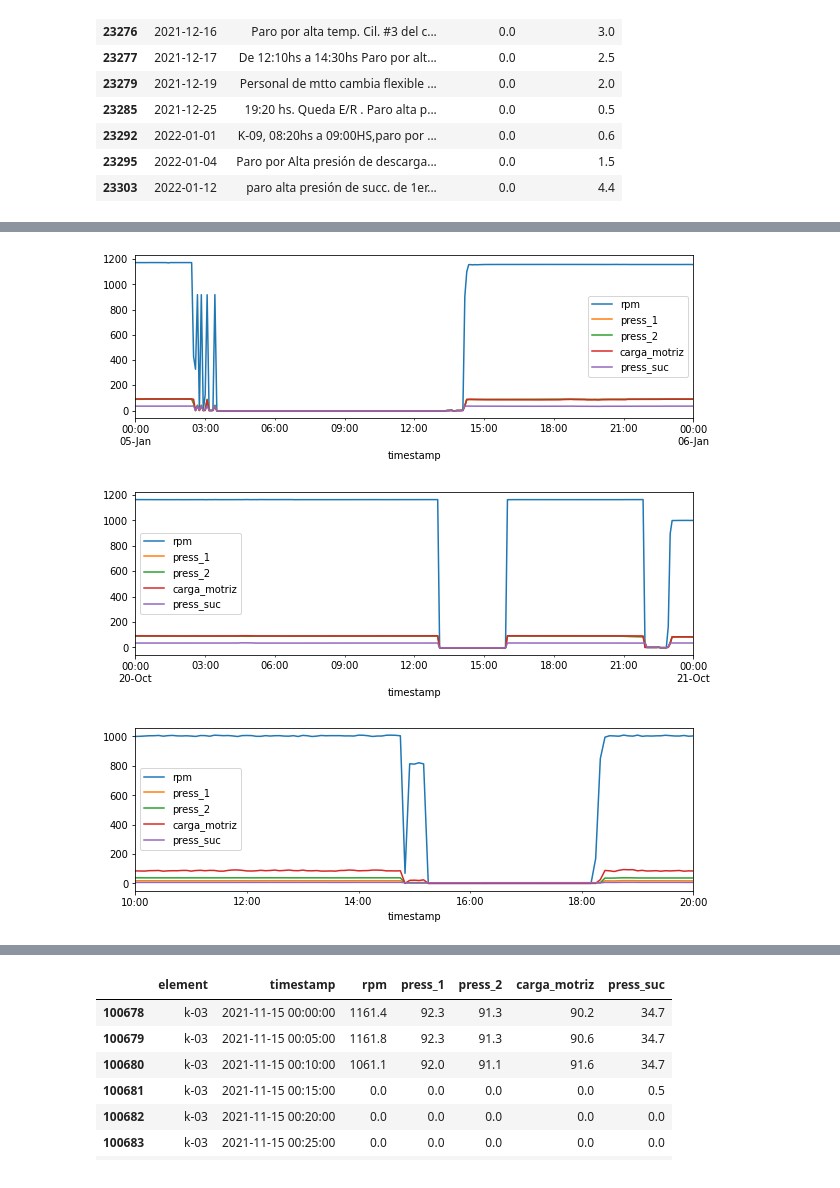
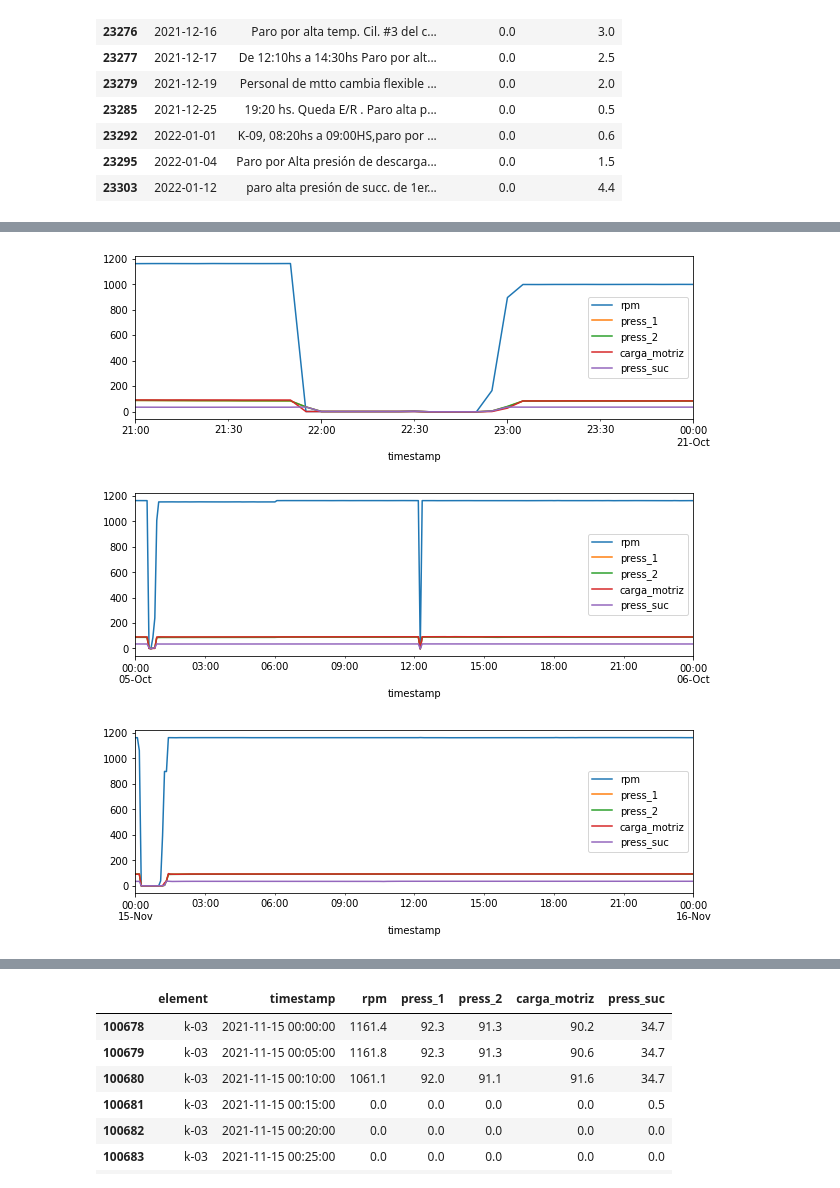
Before and after one commit to DoloresFerrando/data_science, a Jupyter notebook: 4_time_series/MP1 - Data Prep.ipynb, the cells around one changed output, grey strips where cells are left out. Saved outputs shown, nothing was run; the diff lists cells and outputs as text; code cells hidden in the pictures.

```diff
--- a/4_time_series/MP1 - Data Prep.ipynb
+++ b/4_time_series/MP1 - Data Prep.ipynb
@@ -511,22 +518,21 @@ df_hist[(df_hist.element=='k-09') & (df_hist.timestamp>='2022-01-01 08:00:00')][
 # %%
-# MAL IMPUTADO AL 4/1/2022 corresponde al 5/1/2022
-# 02:30 hs Paro por Alta tÂ° cojinete 4 motor. Se intentan arranques con resultado negativo por baja presiÃ³n
-# aceite compresor. Mtto encuentra bomba de circuito auxiliar F/S.
-df_hist[(df_hist.element=='k-01') & (df_hist.timestamp.between('2022-01-05 00:00:00', '2022-01-06 00:00:00'))]\
+# K-02 21:55 hs a 23:05 hs Paro por bajo nivel de aceite motor, Mto chequea kemco se encuentra cable pelado y tornillo suelto
+# dentro de caja Aceite.-
+df_hist[(df_hist.element=='k-02') & (df_hist.timestamp.between('2021-10-20 21:00:00', '2021-10-21 00:00:00'))]\
     [['element', 'timestamp', 'rpm', 'press_1', 'press_2', 'carga_motriz', 'press_suc']].plot(x='timestamp', figsize=(10, 3));
 # %% [output]
-[figure, old version]
+[figure, new version]
 # %%
-# 21:55 hs a 23:05 hs Paro por bajo nivel de aceite motor, Mto chequea kemco se encuentra cable pelado y tornillo suelto
-# dentro de caja Aceite.-
-df_hist[(df_hist.element=='k-02') & (df_hist.timestamp.between('2021-10-20 00:00:00', '2021-10-21 00:00:00'))]\
+# K-03 4/10/2021 00:35hs a 00:50hs, Paro de emergencia remoto, E/S nuevamente.
+# BD FALLAS: corresponde al 05/10/2021
+df_hist[(df_hist.element=='k-03') & (df_hist.timestamp.between('2021-10-05 00:00:00', '2021-10-06 00:00:00'))]\
     [['element', 'timestamp', 'rpm', 'press_1', 'press_2', 'carga_motriz', 'press_suc']].plot(x='timestamp', figsize=(10, 3));
 # %% [output]
-[figure, old version]
+[figure, new version]
 # %%
-# 15:50 paro por alta presión de descarga; queda E/R. Hs.18:20 se deja E/S nuevamente
-# press_2 podría ser press_desc
-df_hist[(df_hist.element=='k-09') & (df_hist.timestamp.between('2021-12-07 10:00:00', '2021-12-07 20:00:00'))]\
+# K-03 14/11/2021 00:00 a 01:00 hs Se paro equipo para reemplazar tubing de refrigeracion.
+# BD FALLAS: corresponde al 15/11
+df_hist[(df_hist.element=='k-03') & (df_hist.timestamp.between('2021-11-15 00:00:00', '2021-11-16 00:00:00'))]\
     [['element', 'timestamp', 'rpm', 'press_1', 'press_2', 'carga_motriz', 'press_suc']].plot(x='timestamp', figsize=(10, 3));
 # %% [output]
-[figure, old version]
+[figure, new version]
```
Also changed, not shown: parts of 32 cells of this notebook.
